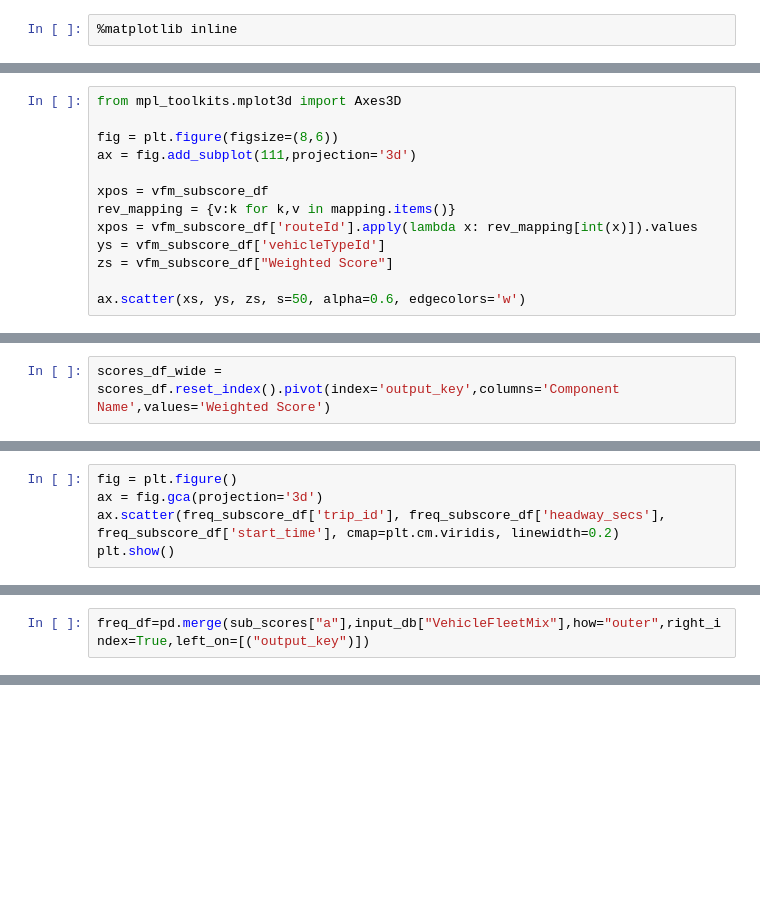
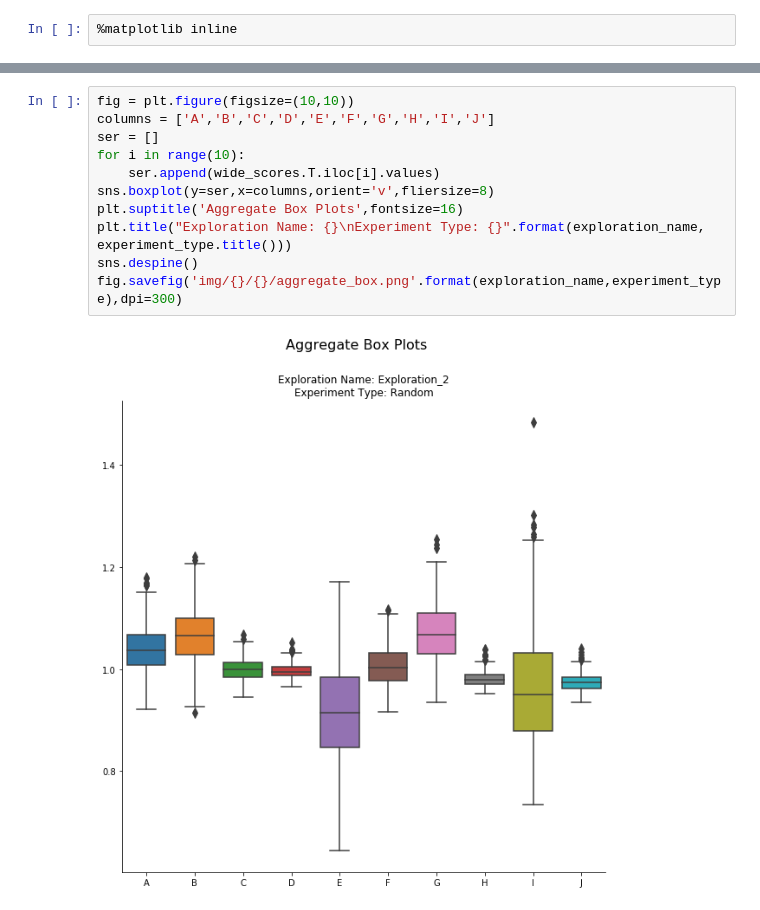
Before and after one commit to bistro-its-berkeley/BISTRO-Starter-Kit, a Jupyter notebook: utilities/RandomSearchResultsAnalysis.ipynb, the cells around one changed output, grey strips where cells are left out. Saved outputs shown, nothing was run; the diff lists cells and outputs as text; blank space fills up the shorter version.

```diff
--- a/utilities/RandomSearchResultsAnalysis.ipynb
+++ b/utilities/RandomSearchResultsAnalysis.ipynb
@@ -152,13 +85,0 @@ Series([], Name: vehicleTypeId, dtype: float64)
-# %%
-from mpl_toolkits.mplot3d import Axes3D
-
-fig = plt.figure(figsize=(8,6))
-ax = fig.add_subplot(111,projection='3d')
-
-xpos = vfm_subscore_df
-rev_mapping = {v:k for k,v in mapping.items()}
-xpos = vfm_subscore_df['routeId'].apply(lambda x: rev_mapping[int(x)]).values
-ys = vfm_subscore_df['vehicleTypeId']
-zs = vfm_subscore_df["Weighted Score"]
-
-ax.scatter(xs, ys, zs, s=50, alpha=0.6, edgecolors='w')
@@ -168,2 +85,0 @@ ValueError: shape mismatch: objects cannot be broadcast to a single shape
-# %%
-scores_df_wide = scores_df.reset_index().pivot(index='output_key',columns='Component Name',values='Weighted Score')
@@ -177,5 +85,0 @@ sns.swarmplot(data=scores_df_wide.drop("Submission Score",axis=1),orient='h',pal
-# %%
-fig = plt.figure()
-ax = fig.gca(projection='3d')
-ax.scatter(freq_subscore_df['trip_id'], freq_subscore_df['headway_secs'], freq_subscore_df['start_time'], cmap=plt.cm.viridis, linewidth=0.2)
-plt.show()
@@ -187,2 +85,0 @@ sub_score_df.index.name = 'output_key'
-# %%
-freq_df=pd.merge(sub_scores["a"],input_db["VehicleFleetMix"],how="outer",right_index=True,left_on=[("output_key")])
@@ -259,0 +276,13 @@ test_df[test_df["Weighted Score"]>1571]
+# %%
+fig = plt.figure(figsize=(10,10))
+columns = ['A','B','C','D','E','F','G','H','I','J']
+ser = []
+for i in range(10):
+    ser.append(wide_scores.T.iloc[i].values)
+sns.boxplot(y=ser,x=columns,orient='v',fliersize=8)
+plt.suptitle('Aggregate Box Plots',fontsize=16)
+plt.title("Exploration Name: {}\nExperiment Type: {}".format(exploration_name, experiment_type.title()))
+sns.despine()
+fig.savefig('img/{}/{}/aggregate_box.png'.format(exploration_name,experiment_type),dpi=300)
+# %% [output]
+[figure, added]
```
Also changed, not shown: parts of 43 cells of this notebook.
